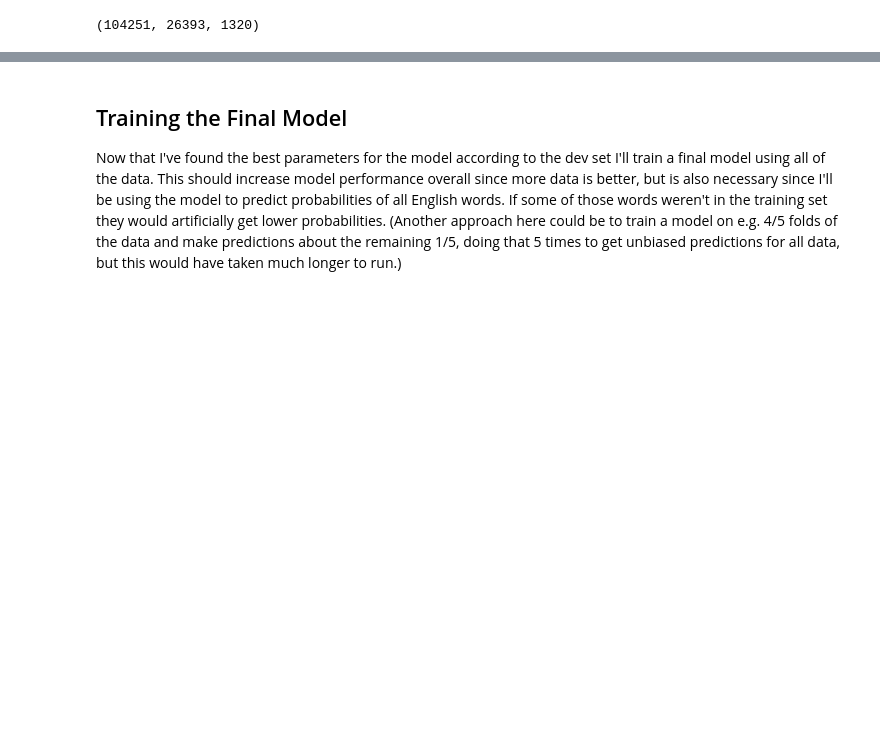
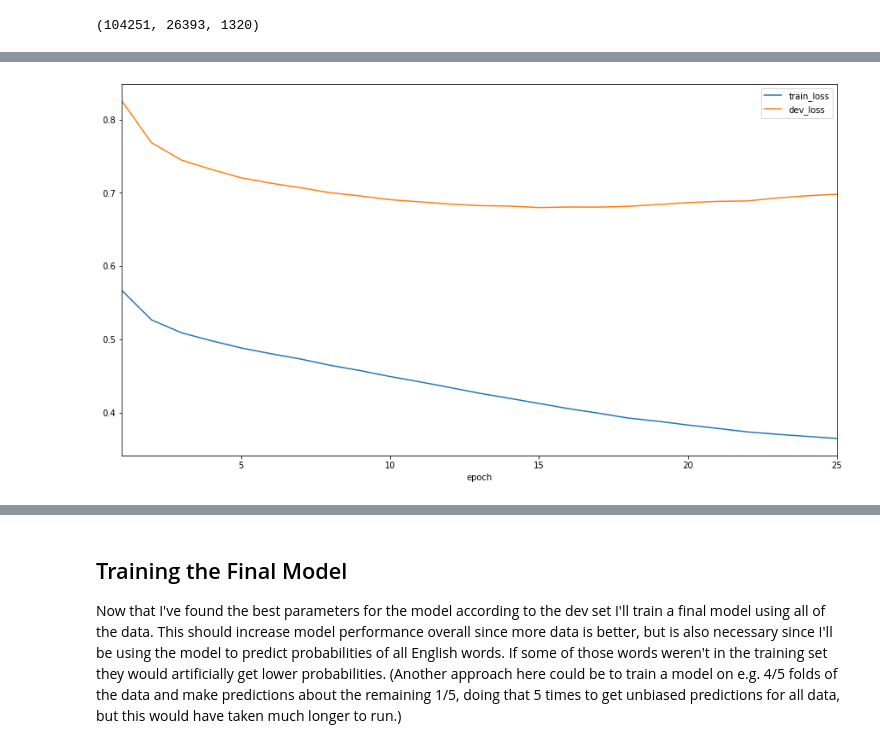
Before and after one commit to colinpollock/sonorant, a Jupyter notebook: Model Training.ipynb, the cells around one changed output, grey strips where cells are left out. Saved outputs shown, nothing was run; the diff lists cells and outputs as text; code cells hidden in the pictures; blank space fills up the shorter version.

Commit message:
Adding complete notebooks, showing the training of and usage of the language model.

```diff
--- a/Model Training.ipynb
+++ b/Model Training.ipynb
@@ -15,8 +14,11 @@ from sklearn.model_selection import ParameterGrid
 from torch.nn import functional as F
 from tqdm.notebook import tqdm
 
+from sonorous.analysis_utils import plot_pronunciation_probability
 from sonorous.languagemodel import LanguageModel, ModelParams, Vocabulary
 from sonorous.pronunciationdata import load_pronunciations
 from sonorous.utils import split_data
+
+plt.rcParams['figure.figsize'] = [15, 8]
 # %% [markdown]
 ## The Data ##
@@ -487,0 +224,21 @@ Comment on findings, probably that test is higher and that's expected because la
+# %%
+%%time
+
+large_model_parameters = ModelParams(
+    rnn_type='gru', num_layers=3, embedding_dimension=500, hidden_dimension=500,
+    max_epochs=25, early_stopping_rounds=25
+)
+
+large_language_model = LanguageModel(vocab, large_model_parameters, device_name='cuda')
+
+large_train_losses, large_dev_losses = large_language_model.fit(
+    train_pronunciations.pronunciation.values.tolist(),
+    dev_pronunciations.pronunciation.values.tolist(),
+    print_every=5,
+)
+
+large_results = pd.DataFrame({
+    'epoch': range(1, len(large_train_losses) + 1),
+    'train_loss': large_train_losses,
+    'dev_loss': large_dev_losses,
+}).set_index('epoch')
@@ -487,0 +263,10 @@ Comment on findings, probably that test is higher and that's expected because la
+# %%
+large_results = pd.DataFrame({
+    'epoch': range(1, len(large_train_losses) + 1),
+    'train_loss': large_train_losses,
+    'dev_loss': large_dev_losses,
+}).set_index('epoch')
+# %%
+_ = large_results.plot()
+# %% [output]
+[figure, added]
```
Also changed, not shown: parts of 57 cells of this notebook.
